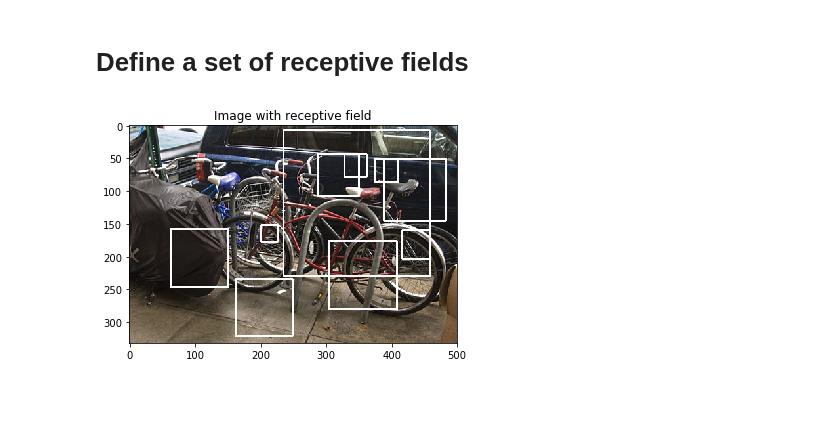
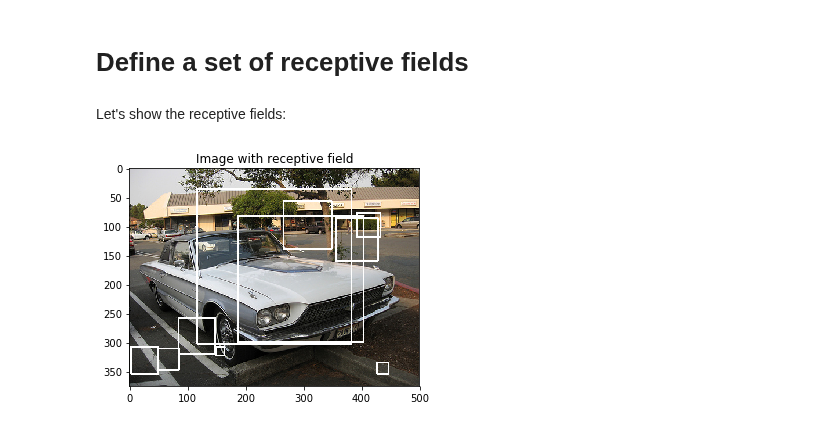
Before and after one commit to b3n3d17/DeepLearningCourse, a Jupyter notebook: 24_unsupervised_learning_of_filters/unsupervised_learning_of_filters.ipynb, the cells around one changed output. Drawn from its saved outputs; the diff is of its cells as text; code cells hidden in the pictures; blank space fills up the shorter version.

```diff
--- a/24_unsupervised_learning_of_filters/unsupervised_learning_of_filters.ipynb
+++ b/24_unsupervised_learning_of_filters/unsupervised_learning_of_filters.ipynb
@@ -162,6 +218,8 @@ class receptive_fields_random:
+# %% [markdown]
+Let's show the receptive fields:
 # %%
 image, label = my_image_provider.get_random_image()
 my_receptive_fields = receptive_fields_random(image.shape, 10)
-my_receptive_fields.draw_into_image( image )
+my_receptive_fields.show_fields( image )
 # %% [output]
-[figure, old version]
+[figure, new version]
```
Also changed, not shown: parts of 3 cells of this notebook.
